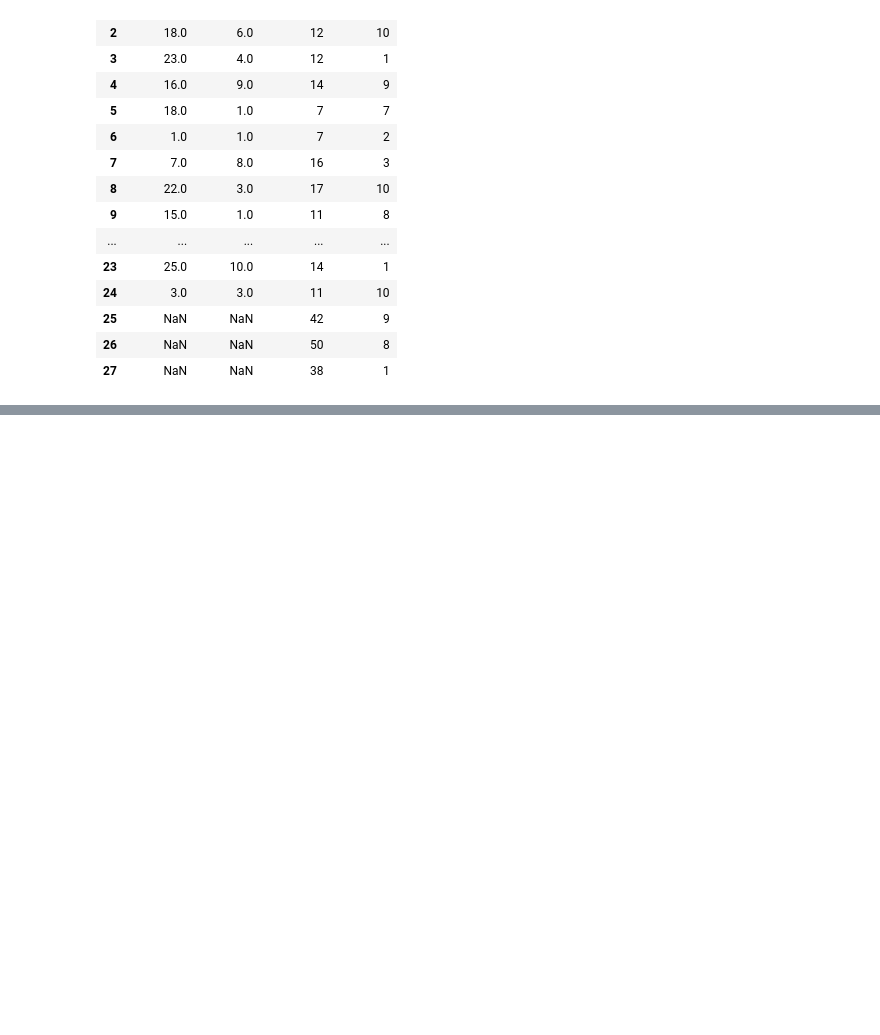
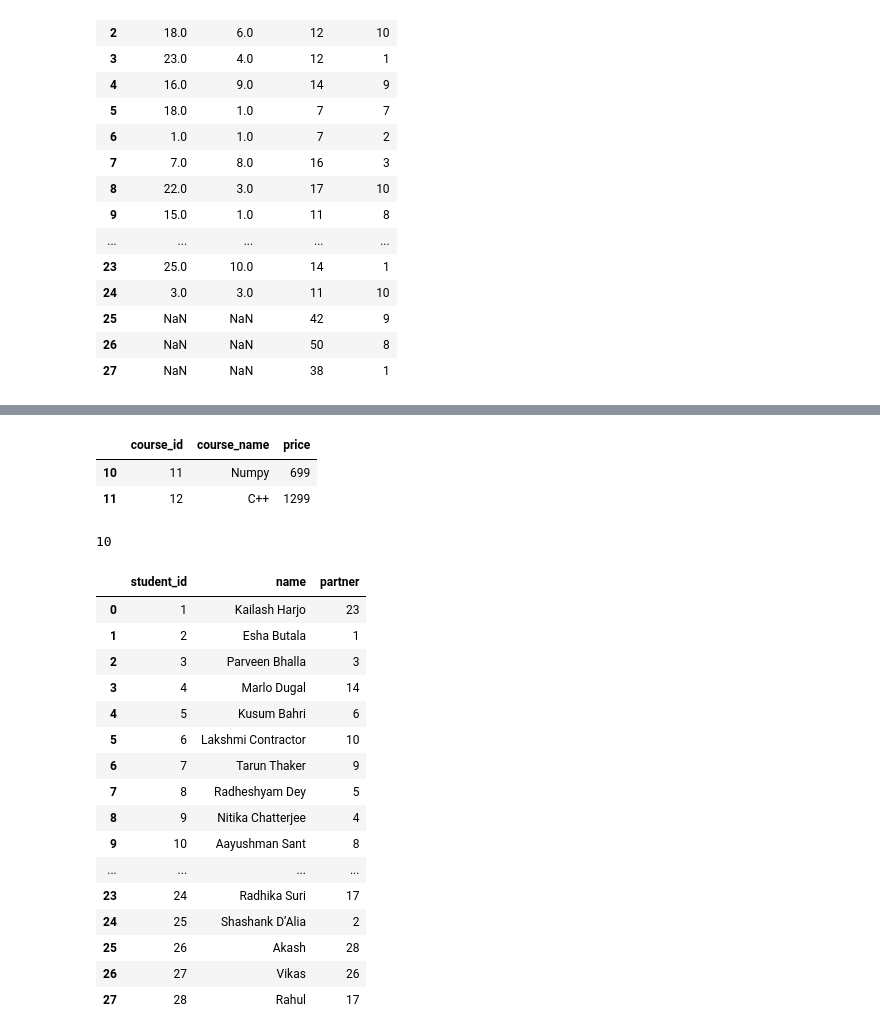
Before and after one commit to akashpagi/PANDAS-LIBRARY-FOR-DATA-SCIENCE, a Jupyter notebook: SESSION 20 - MERGING JOINING & CONCATENATION.ipynb, the cells around one changed output, grey strips where cells are left out. Drawn from its saved outputs; the diff is of its cells as text; code cells hidden in the pictures; blank space fills up the shorter version.

```diff
--- a/SESSION 20 - MERGING JOINING & CONCATENATION.ipynb
+++ b/SESSION 20 - MERGING JOINING & CONCATENATION.ipynb
@@ -138,0 +343,36 @@ pd.concat([nov,dec], axis=1)
+# %%
+# 6. find course that got no enrollment
+# courses['course_id']
+# regs['course_id']
+course_list = np.setdiff1d(courses['course_id'], registered['course_id'])
+courses[courses['course_id'].isin(course_list)]
+# %% [output]
+|  | course_id | course_name | price |
+| 10 | 11 | Numpy | 699 |
+| 11 | 12 | C++ | 1299 |
+# %%
+# 7. find students who did not enroll into any courses
+student_list = np.setdiff1d(students['student_id'], registered['student_id'])
+students[students['student_id'].isin(student_list)].shape[0]
+# %% [output]
+10
+# %%
+students
+# %% [output]
+|  | student_id | name | partner |
+| 0 | 1 | Kailash Harjo | 23 |
+| 1 | 2 | Esha Butala | 1 |
+| 2 | 3 | Parveen Bhalla | 3 |
+| 3 | 4 | Marlo Dugal | 14 |
+| 4 | 5 | Kusum Bahri | 6 |
+| 5 | 6 | Lakshmi Contractor | 10 |
+| 6 | 7 | Tarun Thaker | 9 |
+| 7 | 8 | Radheshyam Dey | 5 |
+| 8 | 9 | Nitika Chatterjee | 4 |
+| 9 | 10 | Aayushman Sant | 8 |
+| ... | ... | ... | ... |
+| 23 | 24 | Radhika Suri | 17 |
+| 24 | 25 | Shashank D’Alia | 2 |
+| 25 | 26 | Akash | 28 |
+| 26 | 27 | Vikas | 26 |
+| 27 | 28 | Rahul | 17 |
```
Also changed, not shown: parts of 28 cells of this notebook.
